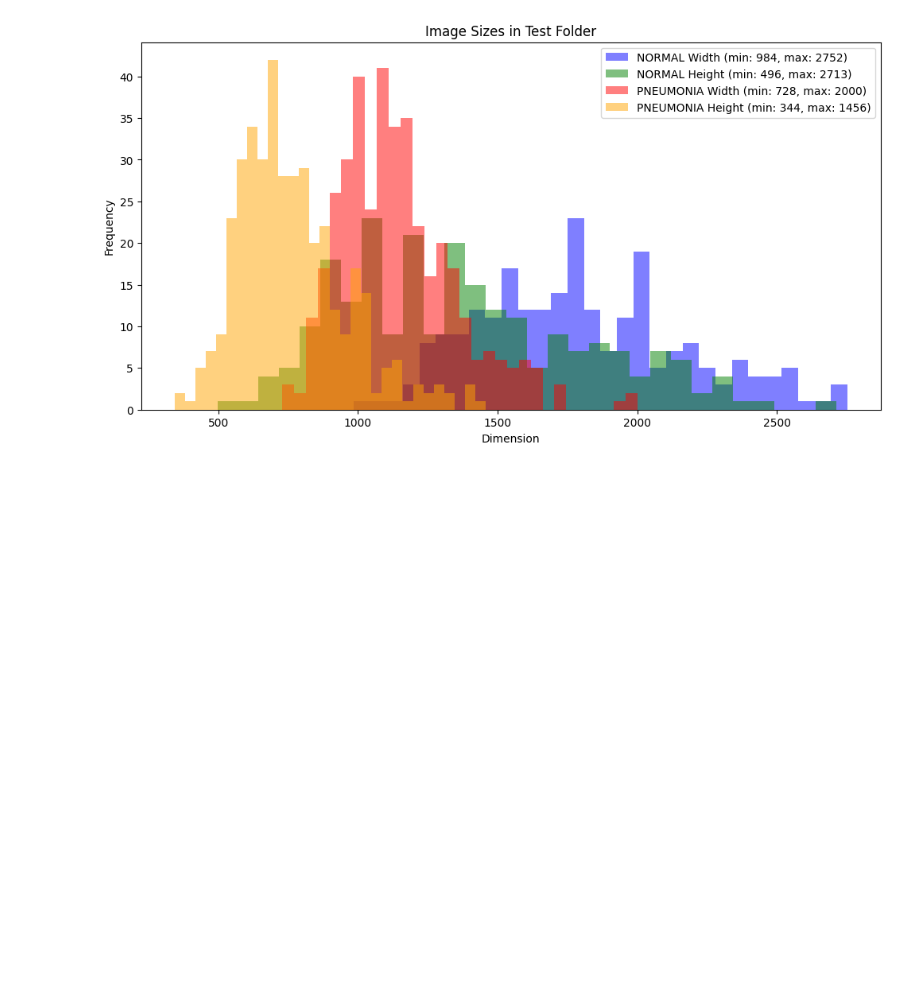
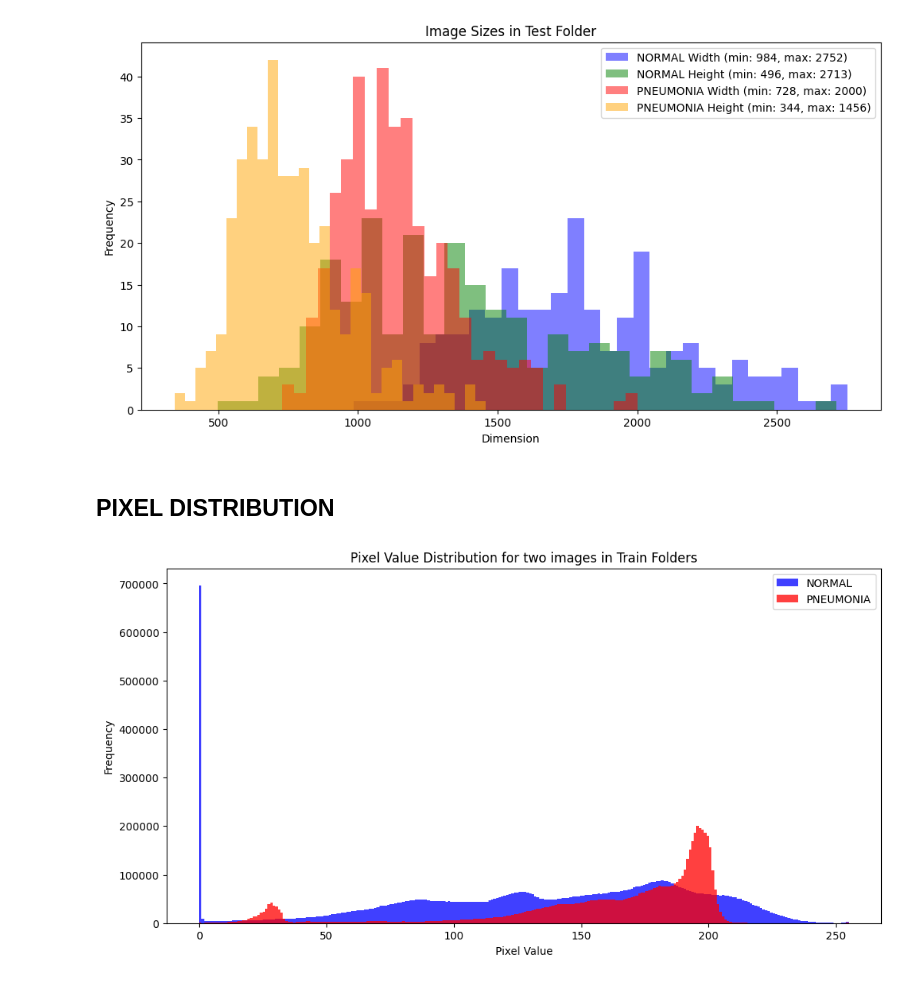
Before and after one commit to Silvano315/Pneumonia_Detection, a Jupyter notebook: data_visualization.ipynb, the cells around one changed output. Saved outputs shown, nothing was run; the diff lists cells and outputs as text; code cells hidden in the pictures; blank space fills up the shorter version.

Commit message:
visualization updates

```diff
--- a/data_visualization.ipynb
+++ b/data_visualization.ipynb
@@ -109,3 +113,18 @@ visualize_image_sizes_per_class(val_NORMAL_paths, val_PNEUMONIA_paths, "Validati
 visualize_image_sizes_per_class(test_NORMAL_paths, test_PNEUMONIA_paths, "Test")
 # %% [output]
 [figure]
+# %% [markdown]
+## PIXEL DISTRIBUTION
+# %%
+# Pixel distribution for two images (Pneumonia and Normal) for a choosen folder: train, val, test
+
+
+# Specify the subject numbers for NORMAL and PNEUMONIA images
+subject_normal = 88
+subject_pneumonia = 33
+
+pixel_value_distribution(train_NORMAL_paths, train_PNEUMONIA_paths, "Train", subject_normal, subject_pneumonia)
+#pixel_value_distribution(val_NORMAL_paths, val_PNEUMONIA_paths, "Validation", subject_normal, subject_pneumonia)
+#pixel_value_distribution(test_NORMAL_paths, test_PNEUMONIA_paths, "Test", subject_normal, subject_pneumonia)
+# %% [output]
+[figure, added]
```
Also changed, not shown: parts of 3 cells of this notebook, 1 other file.
